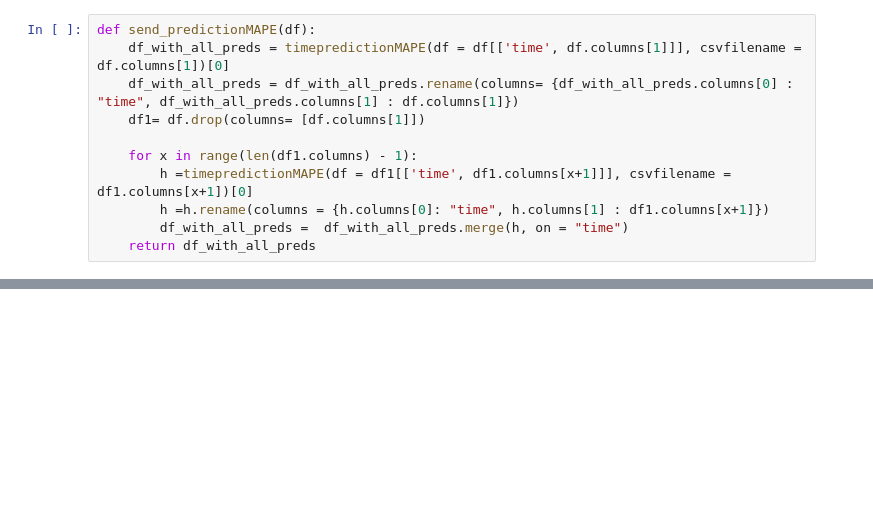
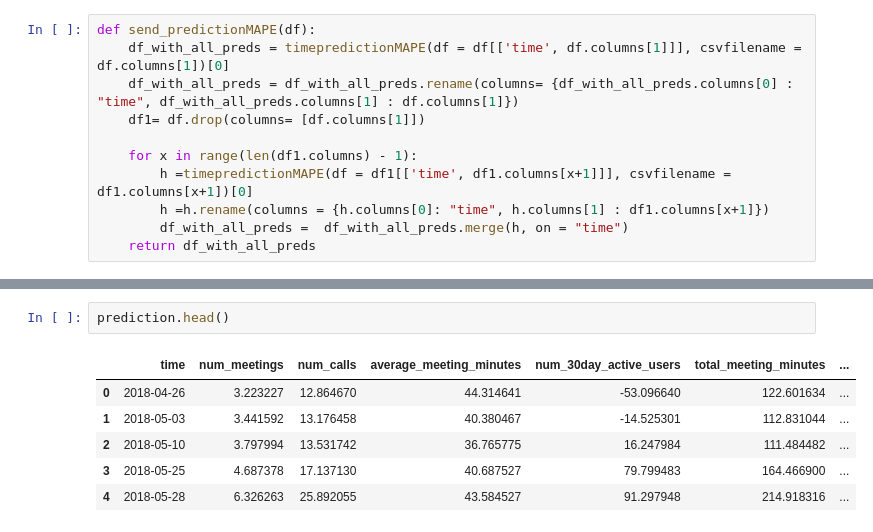
Before and after one commit to UNCG-CSE/G_Suite_Metrics, a Jupyter notebook: src/Anusha/Time Series Analysis/Time Series Analysis_GoogleMeet.ipynb, the cells around one changed output, grey strips where cells are left out. Cells and saved outputs as stored; diff of their text form; blank space fills up the shorter version.

Commit message:
Updated time series forecasting

```diff
--- a/src/Anusha/Time Series Analysis/Time Series Analysis_GoogleMeet.ipynb
+++ b/src/Anusha/Time Series Analysis/Time Series Analysis_GoogleMeet.ipynb
@@ -283,0 +421,9 @@ prediction
+# %%
+prediction.head()
+# %% [output]
+|  | time | num_meetings | num_calls | average_meeting_minutes | num_30day_active_users | total_meeting_minutes | ... |
+| 0 | 2018-04-26 | 3.223227 | 12.864670 | 44.314641 | -53.096640 | 122.601634 | ... |
+| 1 | 2018-05-03 | 3.441592 | 13.176458 | 40.380467 | -14.525301 | 112.831044 | ... |
+| 2 | 2018-05-10 | 3.797994 | 13.531742 | 36.765775 | 16.247984 | 111.484482 | ... |
+| 3 | 2018-05-25 | 4.687378 | 17.137130 | 40.687527 | 79.799483 | 164.466900 | ... |
+| 4 | 2018-05-28 | 6.326263 | 25.892055 | 43.584527 | 91.297948 | 214.918316 | ... |
```
Also changed, not shown: parts of 11 cells of this notebook, 1 other file.
